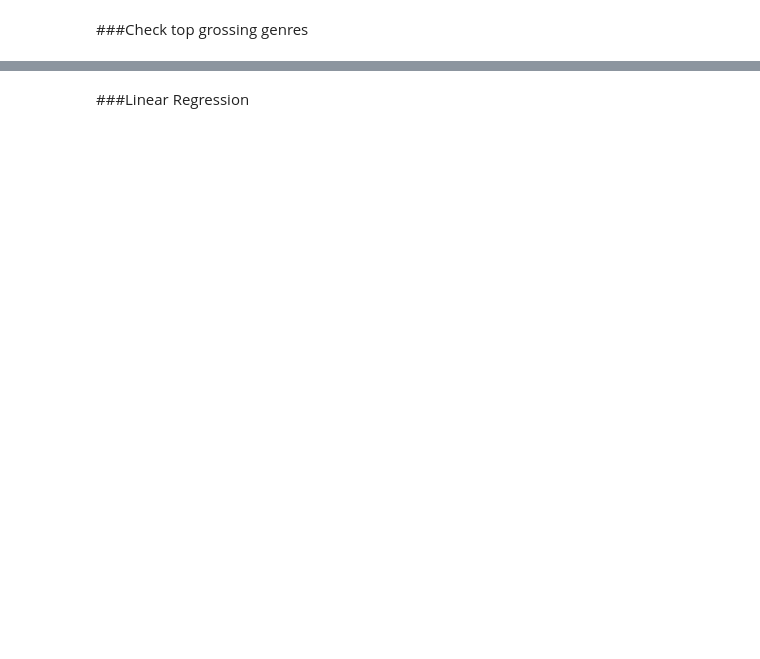
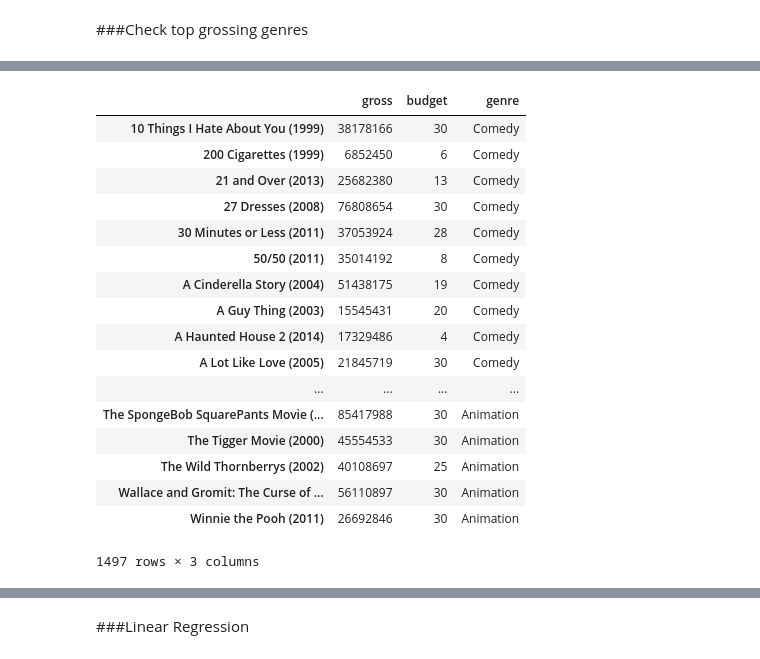
Before and after one commit to jkeung/Movies_Analysis, a Jupyter notebook: output/Movie_Analysis.ipynb, the cells around one changed output, grey strips where cells are left out. Saved outputs shown, nothing was run; the diff lists cells and outputs as text; code cells hidden in the pictures; blank space fills up the shorter version.

```diff
--- a/output/Movie_Analysis.ipynb
+++ b/output/Movie_Analysis.ipynb
@@ -103,0 +155,36 @@ df2['Action'] = df2['genre'].apply(lambda x: 1 if 'Action' in x else 0)
+# %%
+final_df = df_comedy.copy()
+final_df = final_df.append(df_drama)
+final_df = final_df.append(df_horror)
+final_df = final_df.append(df_romance)
+final_df = final_df.append(df_thriller)
+final_df = final_df.append(df_scifi)
+final_df = final_df.append(df_music)
+final_df = final_df.append(df_action)
+final_df = final_df.append(df_adventure)
+final_df = final_df.append(df_historical)
+final_df = final_df.append(df_family)
+final_df = final_df.append(df_war)
+final_df = final_df.append(df_sports)
+final_df = final_df.append(df_crime)
+final_df = final_df.append(df_animation)
+final_df
+# %% [output]
+|  | gross | budget | genre |
+| 10 Things I Hate About You (1999) | 38178166 | 30 | Comedy |
+| 200 Cigarettes (1999) | 6852450 | 6 | Comedy |
+| 21 and Over (2013) | 25682380 | 13 | Comedy |
+| 27 Dresses (2008) | 76808654 | 30 | Comedy |
+| 30 Minutes or Less (2011) | 37053924 | 28 | Comedy |
+| 50/50 (2011) | 35014192 | 8 | Comedy |
+| A Cinderella Story (2004) | 51438175 | 19 | Comedy |
+| A Guy Thing (2003) | 15545431 | 20 | Comedy |
+| A Haunted House 2 (2014) | 17329486 | 4 | Comedy |
+| A Lot Like Love (2005) | 21845719 | 30 | Comedy |
+| ... | ... | ... | ... |
+| The SpongeBob SquarePants Movie (... | 85417988 | 30 | Animation |
+| The Tigger Movie (2000) | 45554533 | 30 | Animation |
+| The Wild Thornberrys (2002) | 40108697 | 25 | Animation |
+| Wallace and Gromit: The Curse of ... | 56110897 | 30 | Animation |
+| Winnie the Pooh (2011) | 26692846 | 30 | Animation |
+1497 rows × 3 columns
```
Also changed, not shown: parts of 28 cells of this notebook.
